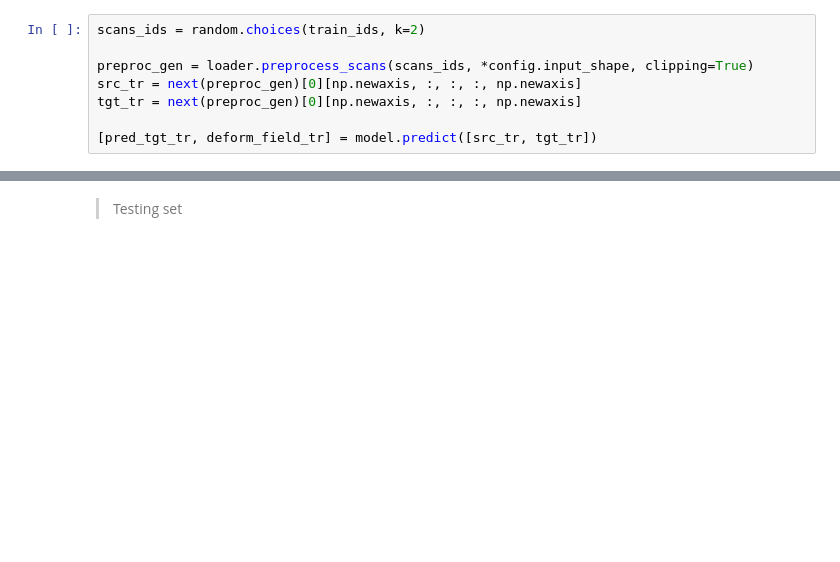
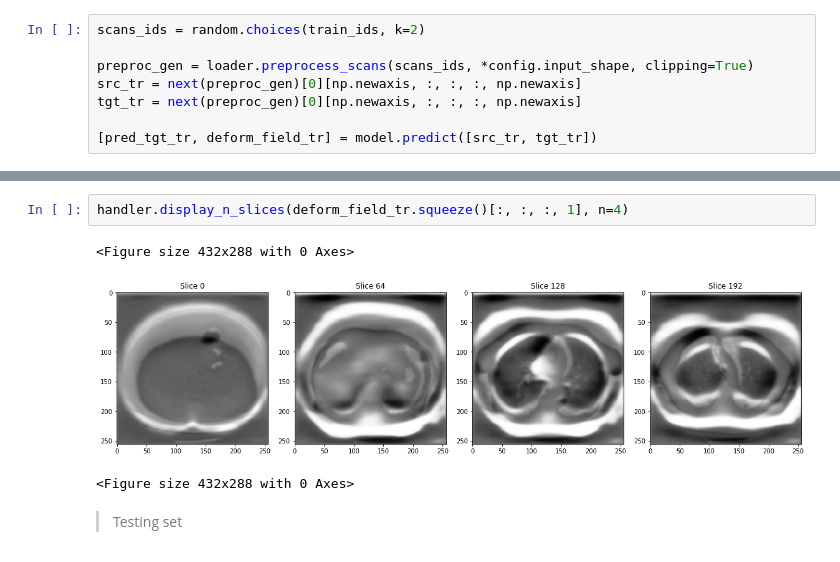
Before and after one commit to shahineb/deep_deformable_registration, a Jupyter notebook: bin/dashboard.ipynb, the cells around one changed output, grey strips where cells are left out. Cells and saved outputs as stored; diff of their text form; blank space fills up the shorter version.

```diff
--- a/bin/dashboard.ipynb
+++ b/bin/dashboard.ipynb
@@ -250,4 +257,10 @@ handler.display_n_slices(tgt_tr.squeeze(), n=4)
 <Figure size 432x288 with 0 Axes>
+# %%
+handler.display_n_slices(deform_field_tr.squeeze()[:, :, :, 1], n=4)
+# %% [output]
+<Figure size 432x288 with 0 Axes>
+[figure, added]
+<Figure size 432x288 with 0 Axes>
 # %% [markdown]
 > Testing set
 # %%
```
Also changed, not shown: parts of 13 cells of this notebook, 3 other files.
